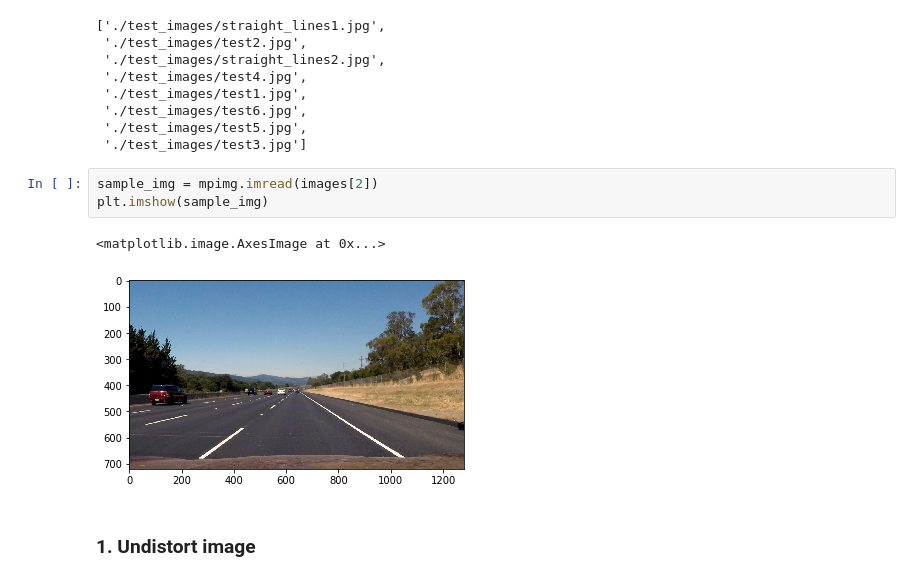
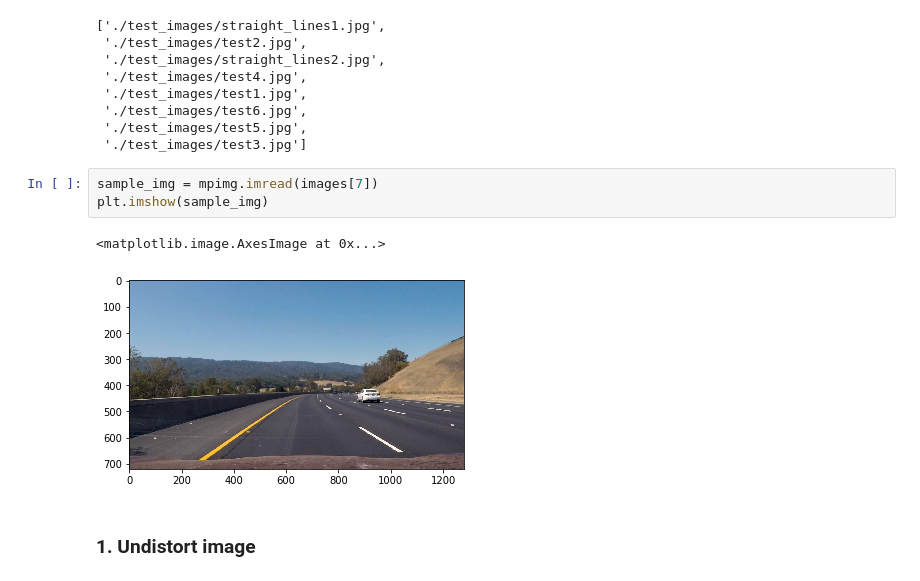
Before and after one commit to fratullii/Udacity_Advanced-Lane-Finding, a Jupyter notebook: function_testing.ipynb, the cells around one changed output. Drawn from its saved outputs; the diff is of its cells as text.

```diff
--- a/function_testing.ipynb
+++ b/function_testing.ipynb
@@ -29,11 +31,11 @@ images
  './test_images/test5.jpg',
  './test_images/test3.jpg']
 # %%
-sample_img = mpimg.imread(images[2])
+sample_img = mpimg.imread(images[7])
 plt.imshow(sample_img)
 # %% [output]
 <matplotlib.image.AxesImage at 0x...>
-[figure, old version]
+[figure, new version]
 # %% [markdown]
 ### 1. Undistort image
 # %%
```
Also changed, not shown: parts of 18 cells of this notebook, 1 other file.
